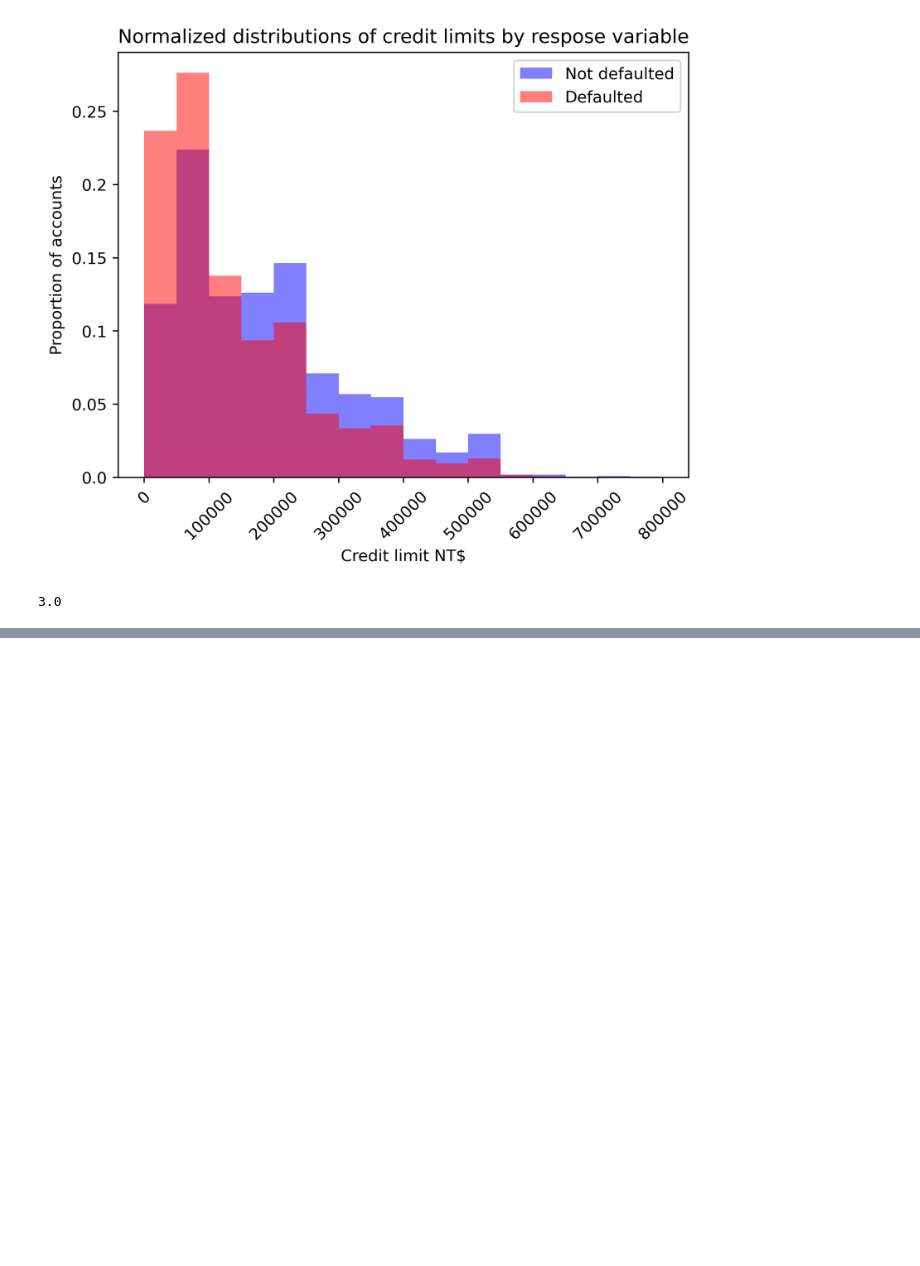
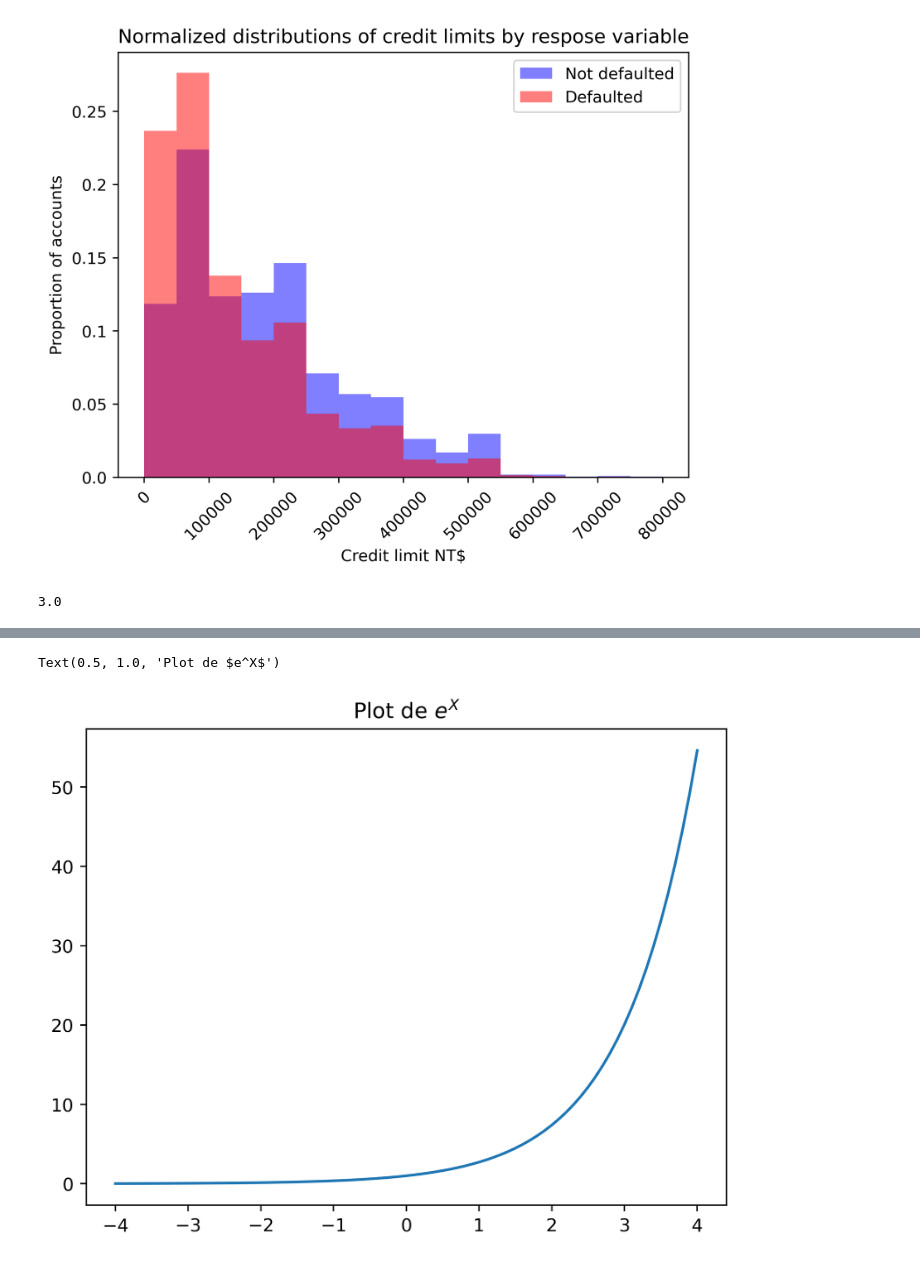
Before and after one commit to ludmilaalvespinto/Projeto-do-livro, a Jupyter notebook: cap03/RegressaoLogistica.ipynb, the cells around one changed output, grey strips where cells are left out. Saved outputs shown, nothing was run; the diff lists cells and outputs as text; code cells hidden in the pictures; blank space fills up the shorter version.

```diff
--- a/cap03/RegressaoLogistica.ipynb
+++ b/cap03/RegressaoLogistica.ipynb
@@ -251,0 +271,6 @@ my_mean([1,2,3,4,5])
+# %%
+plt.plot(X_exp,Y_exp)
+plt.title('Plot de $e^X$')
+# %% [output]
+Text(0.5, 1.0, 'Plot de $e^X$')
+[figure, added]
```
Also changed, not shown: parts of 14 cells of this notebook, 1 other file.
